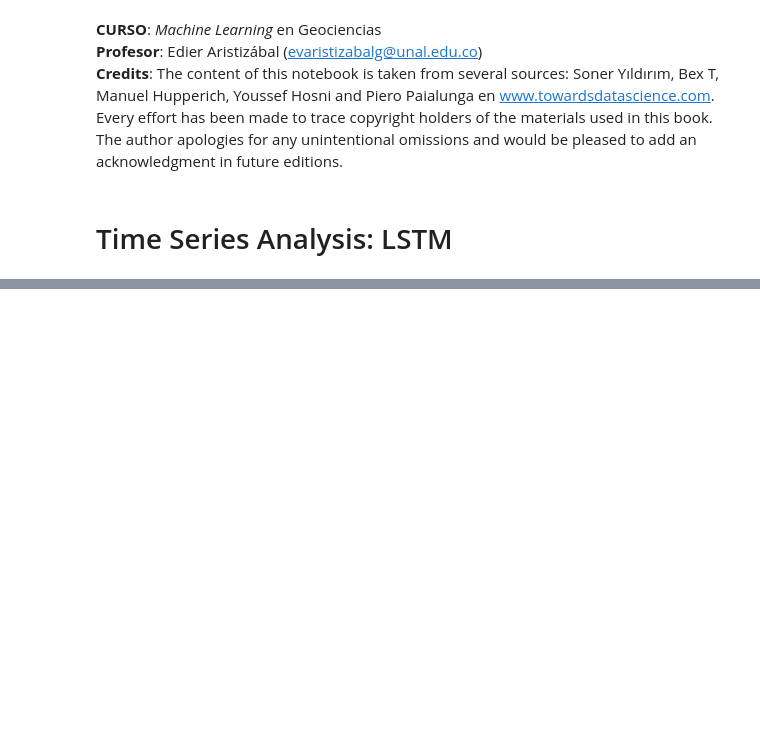
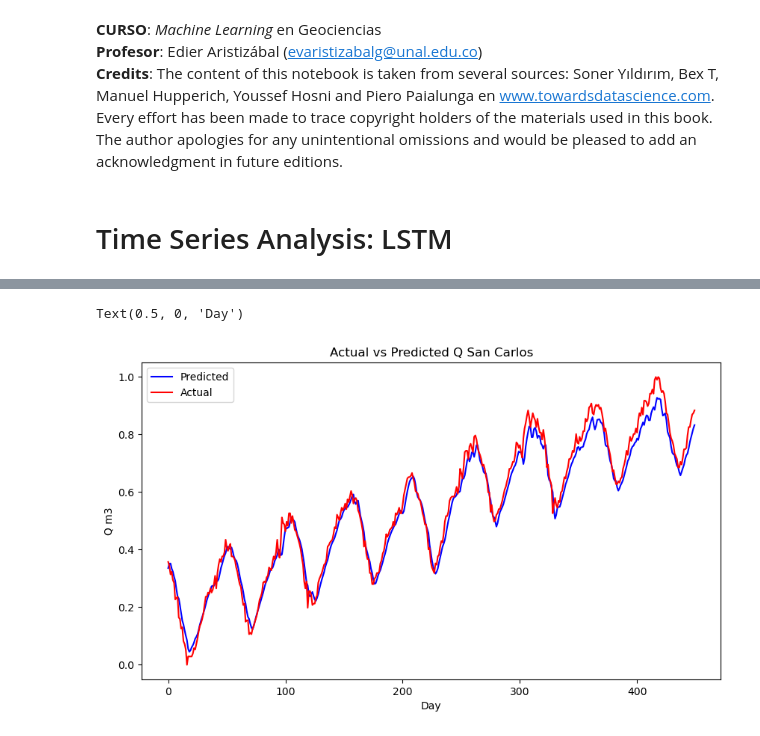
Before and after one commit to edieraristizabal/MachineLearning, a Jupyter notebook: NOTEBOOKS/22f_TimeSeries_LSTM.ipynb, the cells around one changed output, grey strips where cells are left out. Cells and saved outputs as stored; diff of their text form; code cells hidden in the pictures; blank space fills up the shorter version.

```diff
--- a/NOTEBOOKS/22f_TimeSeries_LSTM.ipynb
+++ b/NOTEBOOKS/22f_TimeSeries_LSTM.ipynb
@@ -31,0 +166,12 @@ Q.head()
+# %%
+lstm_model = Sequential()
+lstm_model.add(LSTM(50, input_shape = (trainX.shape[1],1), return_sequences=True, activation ='relu'))
+lstm_model.add(Dropout(0.1))
+lstm_model.add(LSTM(50,activation='relu'))
+lstm_model.add(Dropout(0.1))
+lstm_model.add(Dense(1))
+lstm_model.compile(loss = 'mean_squared_error',optimizer = 'adam', metrics = ['mse'])
+# %%
+lstm_model.fit(trainX, trainY, epochs=100, batch_size=10,validation_split=0.2)
+# %%
+predY = lstm_model.predict(testX)
@@ -31,0 +182,11 @@ Q.head()
+# %%
+plt.figure(figsize=(10, 5.5))
+plt.plot(predY,linestyle='-',color='b')
+plt.plot(testY,linestyle='-',color='r')
+plt.legend(['Predicted','Actual'], loc=2)
+plt.title('Actual vs Predicted Q San Carlos')
+plt.ylabel('Q m3')
+plt.xlabel('Day')
+# %% [output]
+Text(0.5, 0, 'Day')
+[figure, added]
```
Also changed, not shown: parts of 23 cells of this notebook, 2 other files.
